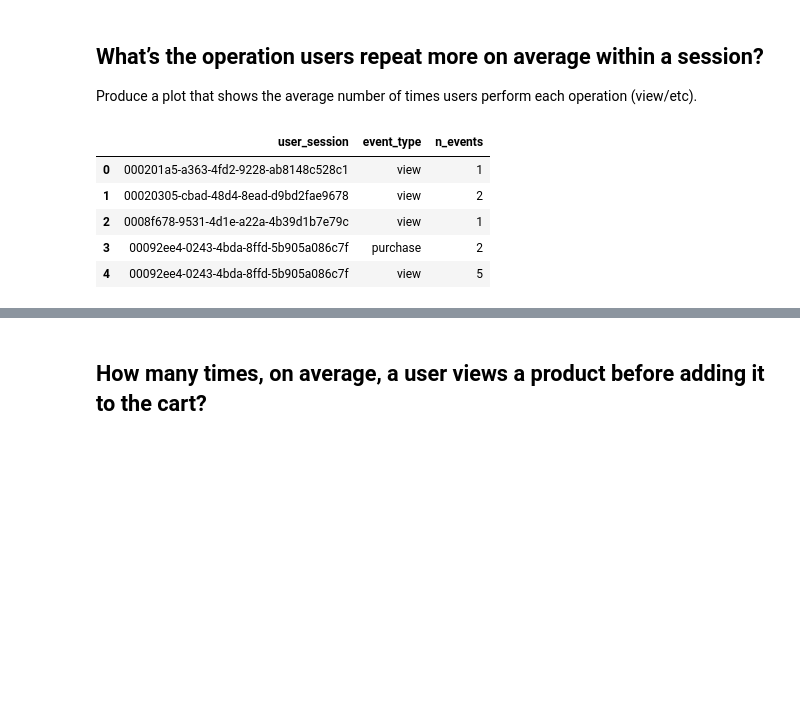
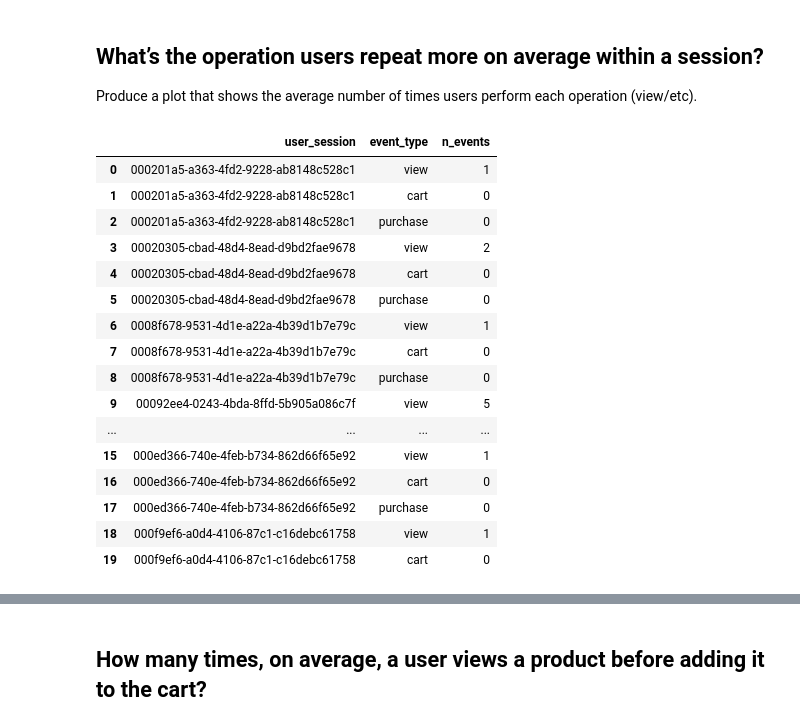
Before and after one commit to LA200/ADM_HW2, a Jupyter notebook: HW2 ADM.ipynb, the cells around one changed output, grey strips where cells are left out. Cells and saved outputs as stored; diff of their text form; code cells hidden in the pictures; blank space fills up the shorter version.

```diff
--- a/HW2 ADM.ipynb
+++ b/HW2 ADM.ipynb
@@ -171,18 +171,36 @@ Produce a plot that shows the average number of times users perform each operati
 # %%
 session_operations = nov.groupby(
     ['user_session', 'event_type']
 ).event_type.count().to_frame().rename(
     columns={'event_type': 'n_events'}
 )
+session_operations = session_operations.reindex(
+    pd.MultiIndex.from_product(
+        [session_operations.index.levels[0], ['view', 'cart', 'purchase']],
+        names=['user_session', 'event_type']
+    ),
+    fill_value=0
+)
 session_operations = session_operations.reset_index()
-session_operations.head(5)
+session_operations.head(20)
 # %% [output]
 |  | user_session | event_type | n_events |
 | 0 | 000201a5-a363-4fd2-9228-ab8148c528c1 | view | 1 |
-| 1 | 00020305-cbad-48d4-8ead-d9bd2fae9678 | view | 2 |
-| 2 | 0008f678-9531-4d1e-a22a-4b39d1b7e79c | view | 1 |
-| 3 | 00092ee4-0243-4bda-8ffd-5b905a086c7f | purchase | 2 |
-| 4 | 00092ee4-0243-4bda-8ffd-5b905a086c7f | view | 5 |
+| 1 | 000201a5-a363-4fd2-9228-ab8148c528c1 | cart | 0 |
+| 2 | 000201a5-a363-4fd2-9228-ab8148c528c1 | purchase | 0 |
+| 3 | 00020305-cbad-48d4-8ead-d9bd2fae9678 | view | 2 |
+| 4 | 00020305-cbad-48d4-8ead-d9bd2fae9678 | cart | 0 |
+| 5 | 00020305-cbad-48d4-8ead-d9bd2fae9678 | purchase | 0 |
+| 6 | 0008f678-9531-4d1e-a22a-4b39d1b7e79c | view | 1 |
+| 7 | 0008f678-9531-4d1e-a22a-4b39d1b7e79c | cart | 0 |
+| 8 | 0008f678-9531-4d1e-a22a-4b39d1b7e79c | purchase | 0 |
+| 9 | 00092ee4-0243-4bda-8ffd-5b905a086c7f | view | 5 |
+| ... | ... | ... | ... |
+| 15 | 000ed366-740e-4feb-b734-862d66f65e92 | view | 1 |
+| 16 | 000ed366-740e-4feb-b734-862d66f65e92 | cart | 0 |
+| 17 | 000ed366-740e-4feb-b734-862d66f65e92 | purchase | 0 |
+| 18 | 000f9ef6-a0d4-4106-87c1-c16debc61758 | view | 1 |
+| 19 | 000f9ef6-a0d4-4106-87c1-c16debc61758 | cart | 0 |
 # %%
 # Average number of times users perform each operation (within a session)
 session_operations_avg = session_operations.groupby(
```
Also changed, not shown: parts of 2 cells of this notebook.
